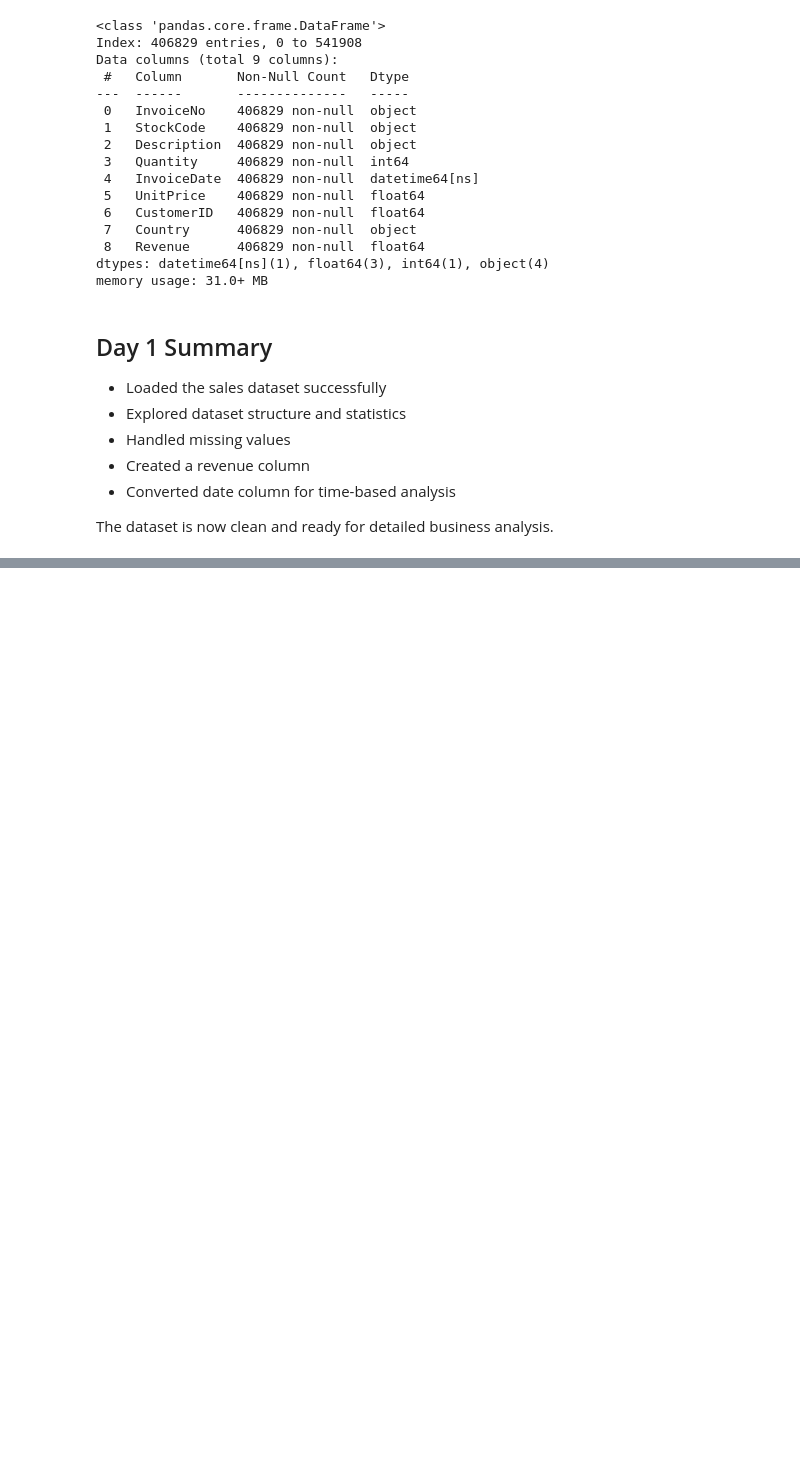
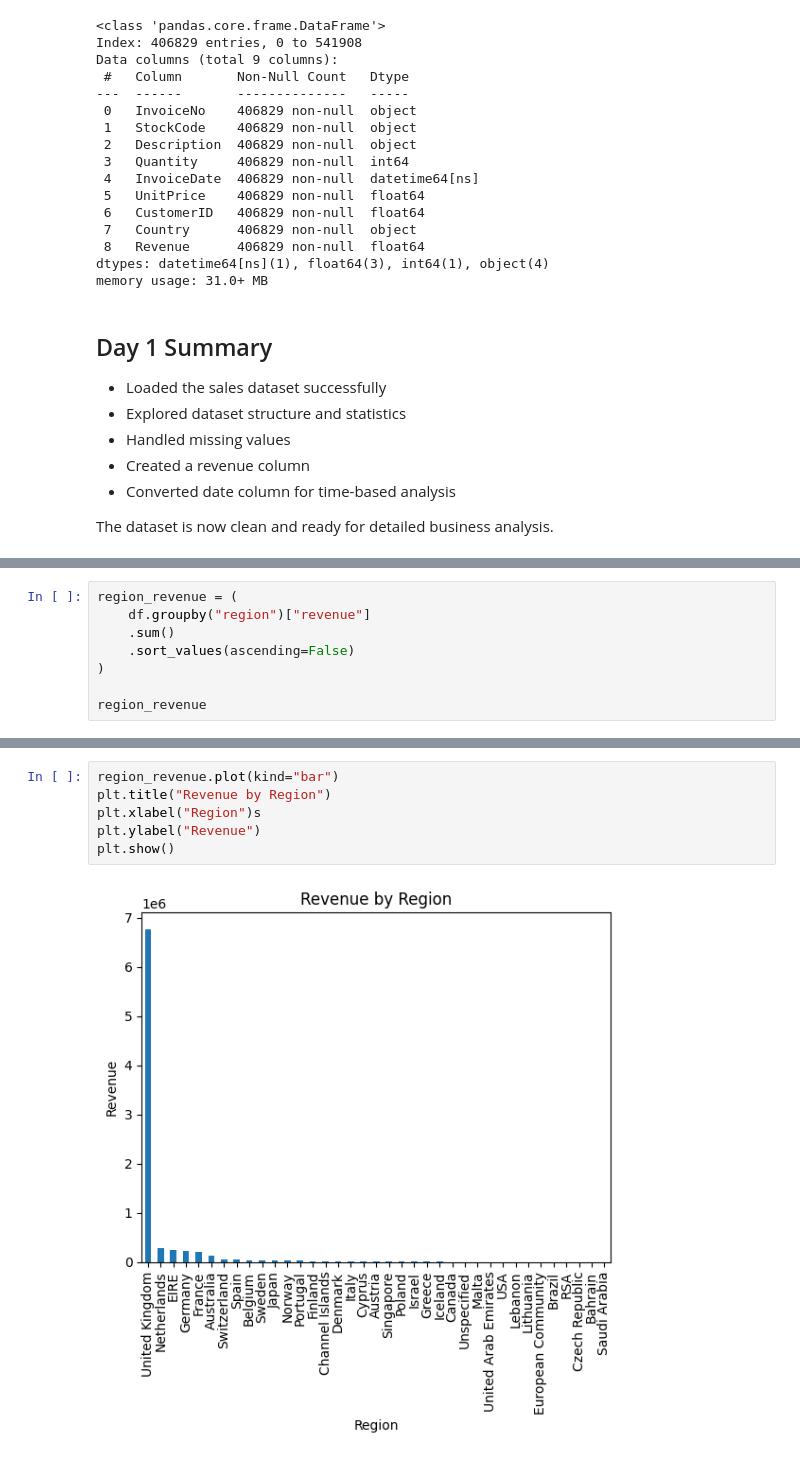
Before and after one commit to Vaishnavi-SP2854/data-analytics-sales, a Jupyter notebook: sales_analysis.ipynb, the cells around one changed output, grey strips where cells are left out. Cells and saved outputs as stored; diff of their text form; blank space fills up the shorter version.

```diff
--- a/sales_analysis.ipynb
+++ b/sales_analysis.ipynb
@@ -112,0 +184,8 @@ The dataset is now clean and ready for detailed business analysis.
+# %%
+region_revenue = (
+    df.groupby("region")["revenue"]
+    .sum()
+    .sort_values(ascending=False)
+)
+
+region_revenue
@@ -112,0 +210,8 @@ The dataset is now clean and ready for detailed business analysis.
+# %%
+region_revenue.plot(kind="bar")
+plt.title("Revenue by Region")
+plt.xlabel("Region")s
+plt.ylabel("Revenue")
+plt.show()
+# %% [output]
+[figure, added]
```
Also changed, not shown: parts of 10 cells of this notebook.
